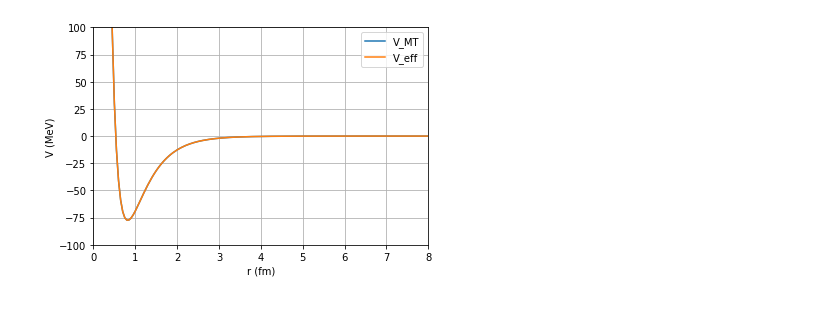
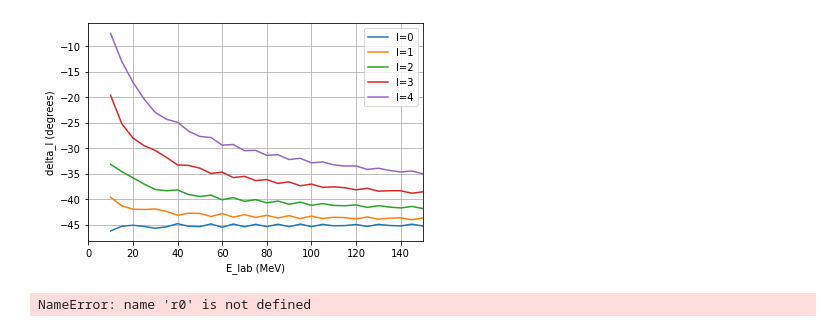
Before and after one commit to ChadUmmel/TALENT, a Jupyter notebook: HW1.ipynb, the cells around one changed output. Drawn from its saved outputs; the diff is of its cells as text; code cells hidden in the pictures.

```diff
--- a/HW1.ipynb
+++ b/HW1.ipynb
@@ -42,4 +71,23 @@ u = [0]*nmax
+# %%
+#Loop to plot the phase shift as a function of E and l
+E = np.linspace(10,150,int((150-10)/5+1))
+deltal = np.zeros(len(E))
+for l in range(0,5,1):
+    for i in range(0,len(E),1):
+        (r,r2,Veff,k,u,deltal[i])=phaseshift(E[i],l)
+    plt.plot(E,deltal/math.pi*180,label="l=%s" %l)
+plt.grid()
+plt.xlabel("E_lab (MeV)")
+plt.ylabel("delta_l (degrees)")
+plt.xlim(0,E[-1])
+plt.legend();
+# %% [output]
+[figure, added]
 # %%
+#Debugging cell to check V_MT and V_eff plots
+E=10
+l=0
+(ECM,r,V,Veff,k,ksq) = potential(E,l,r0,h,nmax)
 plt.grid(1)
 plt.plot(r,V,label="V_MT")
 plt.plot(r,Veff,label="V_eff")
@@ -49,4 +97,4 @@ plt.xlabel('r (fm)')
 plt.ylabel('V (MeV)')
 plt.legend();
 # %% [output]
-[figure, removed]
+NameError: name 'r0' is not defined
```
Also changed, not shown: parts of 11 cells of this notebook.
